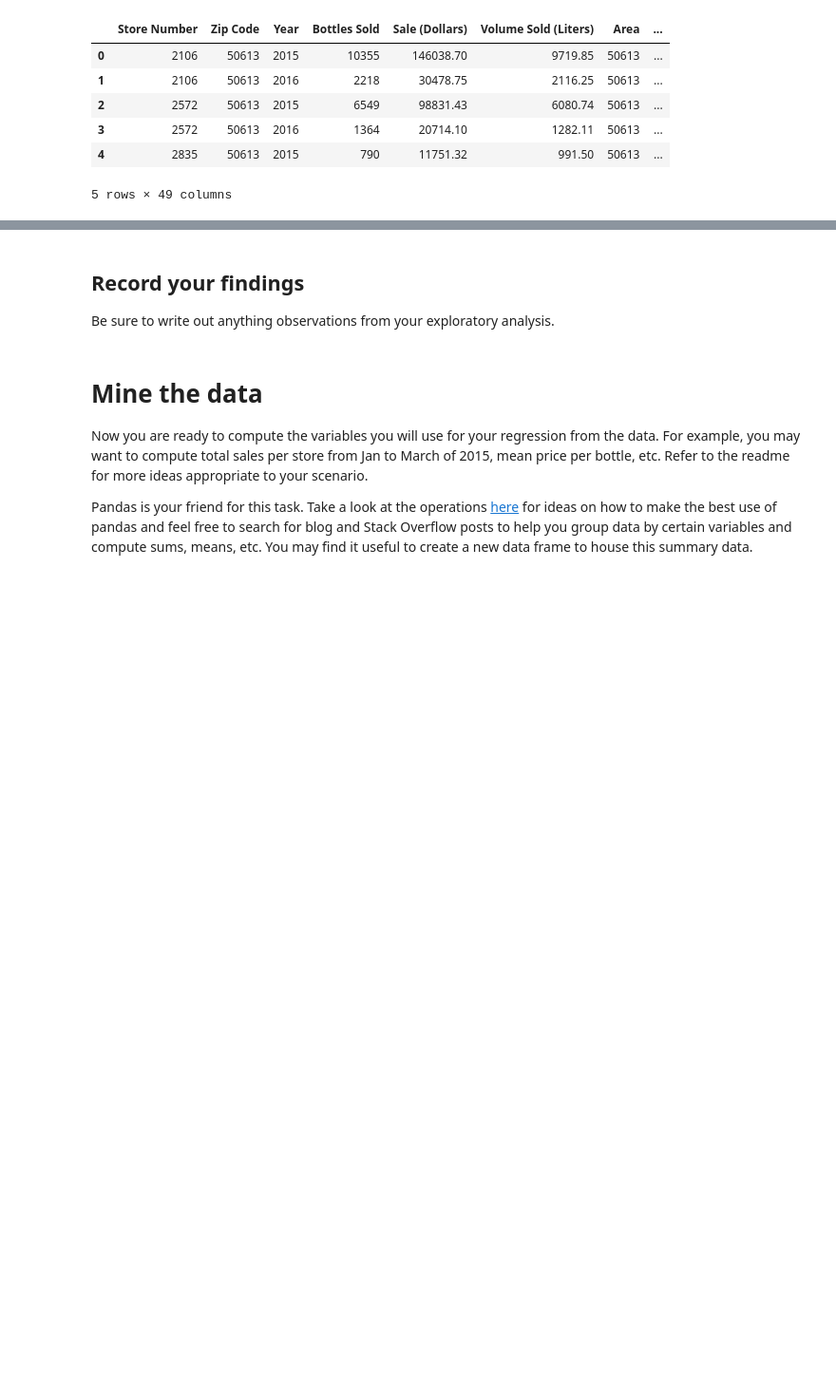
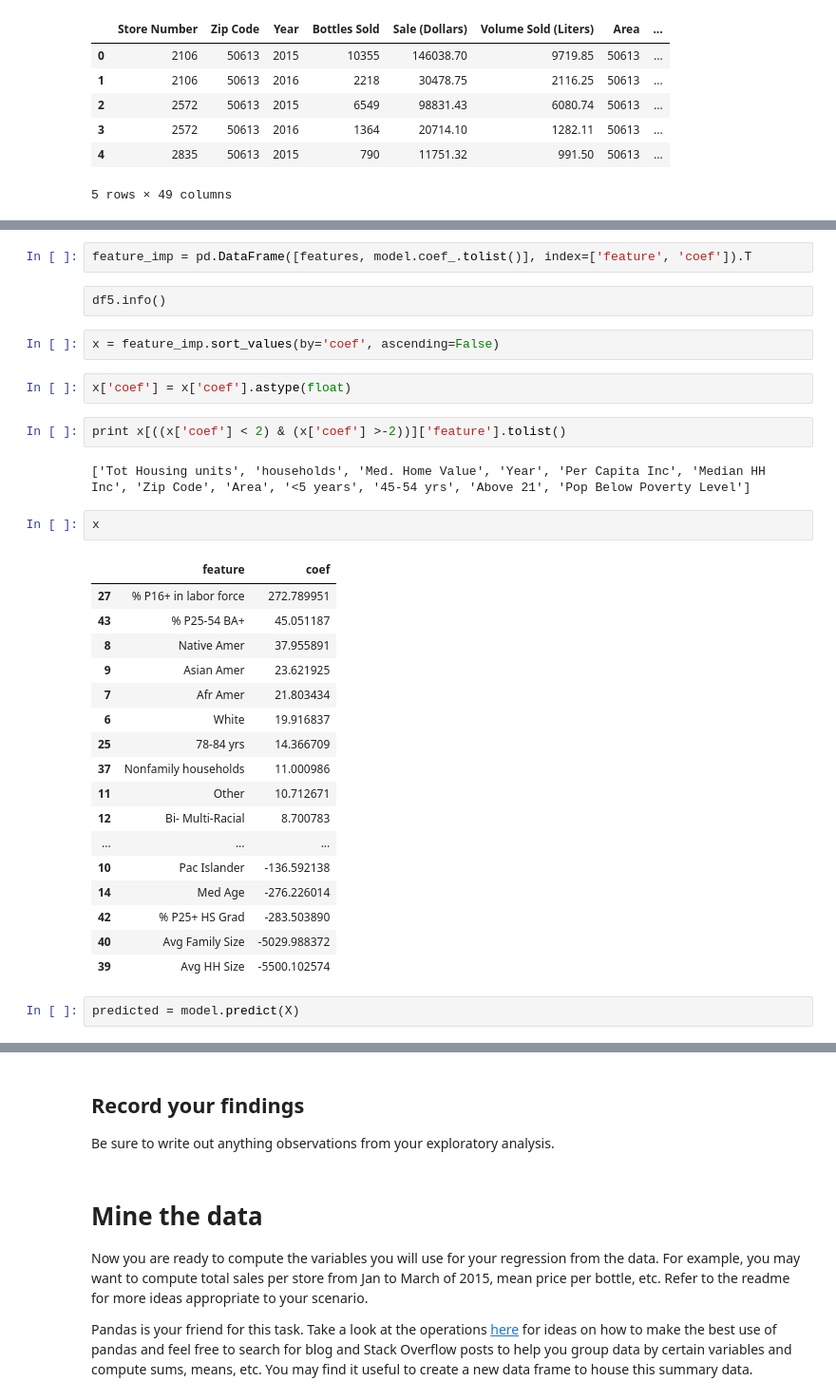
Before and after one commit to spockl/ga-dsi-1, a Jupyter notebook: projects/projects-weekly/project-03/starter-code/project-3-jocelyn-ong.ipynb, the cells around one changed output, grey strips where cells are left out. Shown at 95% size. Saved outputs shown, nothing was run; the diff lists cells and outputs as text; blank space fills up the shorter version.

```diff
--- a/projects/projects-weekly/project-03/starter-code/project-3-jocelyn-ong.ipynb
+++ b/projects/projects-weekly/project-03/starter-code/project-3-jocelyn-ong.ipynb
@@ -413,0 +429,34 @@ Name: Sale (Dollars), dtype: float64
+# %%
+feature_imp = pd.DataFrame([features, model.coef_.tolist()], index=['feature', 'coef']).T
+# %% [raw]
+df5.info()
+# %%
+x = feature_imp.sort_values(by='coef', ascending=False)
+# %%
+x['coef'] = x['coef'].astype(float)
+# %%
+print x[((x['coef'] < 2) & (x['coef'] >-2))]['feature'].tolist()
+# %% [output]
+['Tot Housing units', 'households', 'Med. Home Value', 'Year', 'Per Capita Inc', 'Median HH Inc', 'Zip Code', 'Area', '<5 years', '45-54 yrs', 'Above 21', 'Pop Below Poverty Level']
+# %%
+x
+# %% [output]
+|  | feature | coef |
+| 27 | % P16+ in labor force | 272.789951 |
+| 43 | % P25-54 BA+ | 45.051187 |
+| 8 | Native Amer | 37.955891 |
+| 9 | Asian Amer | 23.621925 |
+| 7 | Afr Amer | 21.803434 |
+| 6 | White | 19.916837 |
+| 25 | 78-84 yrs | 14.366709 |
+| 37 | Nonfamily households | 11.000986 |
+| 11 | Other | 10.712671 |
+| 12 | Bi- Multi-Racial | 8.700783 |
+| ... | ... | ... |
+| 10 | Pac Islander | -136.592138 |
+| 14 | Med Age | -276.226014 |
+| 42 | % P25+ HS Grad | -283.503890 |
+| 40 | Avg Family Size | -5029.988372 |
+| 39 | Avg HH Size | -5500.102574 |
+# %%
+predicted = model.predict(X)
```
Also changed, not shown: parts of 21 cells of this notebook, 3 other files.
